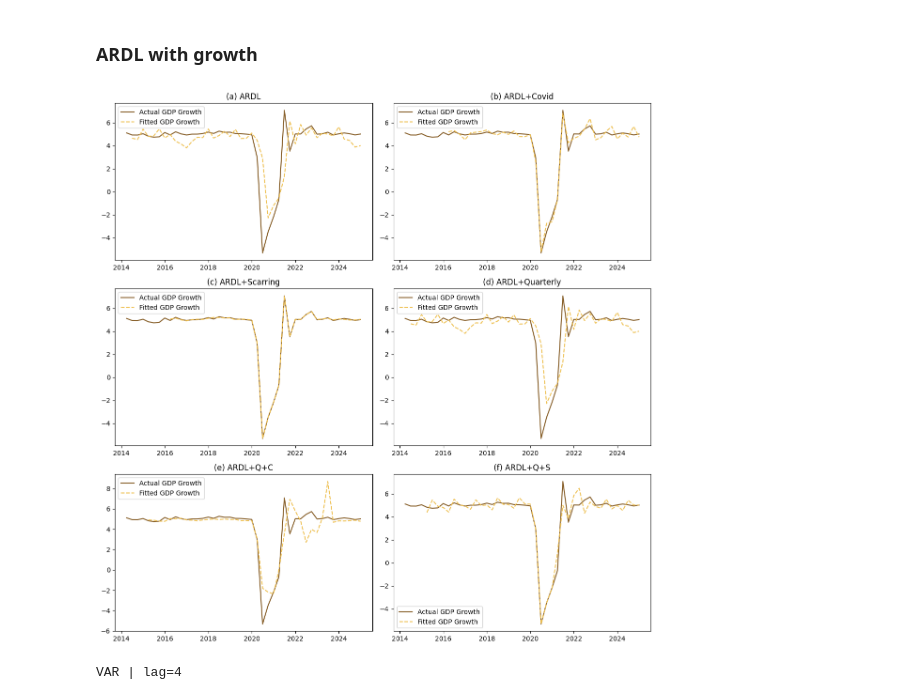
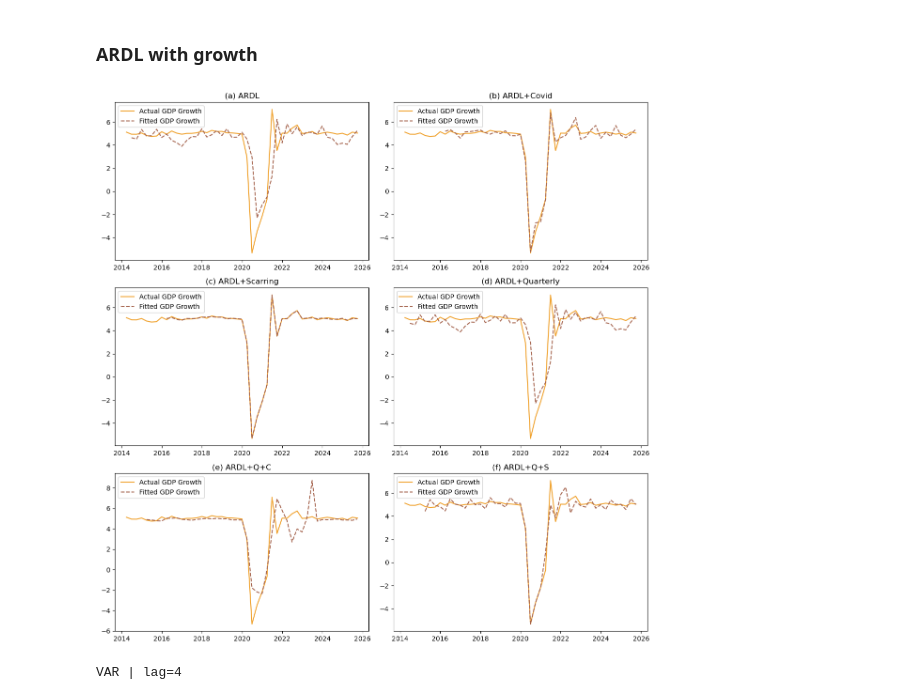
Before and after one commit to imedkrisna/nitelite, a Jupyter notebook: Appendix2.ipynb, the cells around one changed output. Drawn from its saved outputs; the diff is of its cells as text; code cells hidden in the pictures.

```diff
--- a/Appendix2.ipynb
+++ b/Appendix2.ipynb
@@ -302,9 +302,8 @@ models = {'fve': ve, 'fvec': vec,'fves': ves, 'fveq': veq,'fveqc': veqc, 'fveqs'
 results = {}
 
 for name, model in models.items():
-    fitted = pd.DataFrame(model.predict(), columns=en.columns)
-    fitted.index = pd.date_range(end='2024-12-31', periods=51, freq='QE')
-    merged = pd.merge(en, fitted, left_index=True, right_index=True, suffixes=('', f'_fitted'))
+    fitted = pd.DataFrame(model.fittedvalues, columns=['g_fitted'])
+    merged = pd.merge(en, fitted, left_index=True, right_index=True, how='left')
     results[name] = merged
 
 
@@ -352,8 +351,8 @@ Turn on the last line of the first codeblock to see the dataframe
 # %%
 ## Data prep
 ### Creating data
-ntl=pd.read_csv('ntl_monthly_avg_2012-2024.csv')
-gdp=pd.read_excel('GDP_YoY_Quarterly_12_24.xlsx')
+ntl=pd.read_excel('data/ntl_monthly_avg_2012-2025.xlsx')
+gdp=pd.read_excel('data/GDP_YoY_Quarterly_12_25.xlsx')
 
 ### Make time index
 ntl.Date=pd.to_datetime(ntl['Date'])
@@ -536,8 +535,8 @@ results = {}
 
 for name, model in models.items():
     fitted = pd.DataFrame(model.fittedvalues, columns=en.columns)
-    fitted.index = pd.date_range(end='2024-12-31', periods=31, freq='QE')
-    merged = pd.merge(en, fitted, left_index=True, right_index=True, suffixes=('', f'_fitted'))
+    fitted.index = en.index[-len(fitted):]  # Align to last N dates
+    merged = pd.merge(en, fitted, left_index=True, right_index=True, suffixes=('', '_fitted'))
     results[name] = merged
 
 
@@ -603,8 +602,8 @@ results = {}
 
 for name, model in models.items():
     fitted = pd.DataFrame(model.fittedvalues, columns=en.columns)
-    fitted.index = pd.date_range(end='2024-12-31', periods=48, freq='QE')
-    merged = pd.merge(en, fitted, left_index=True, right_index=True, suffixes=('', f'_fitted'))
+    fitted.index = en.index[-len(fitted):]  # Align to last N dates
+    merged = pd.merge(en, fitted, left_index=True, right_index=True, suffixes=('', '_fitted'))
     results[name] = merged
 
 fig, ax = plt.subplots(3,2,figsize=(12, 12))
@@ -672,8 +671,8 @@ results = {}
 
 for name, model in models.items():
     fitted = pd.DataFrame(model.predict(), columns=en.columns)
-    fitted.index = pd.date_range(end='2024-12-31', periods=44, freq='QE')
-    merged = pd.merge(en, fitted, left_index=True, right_index=True, suffixes=('', f'_fitted'))
+    fitted.index = en.index[-len(fitted):]  # Align to last N dates
+    merged = pd.merge(en, fitted, left_index=True, right_index=True, suffixes=('', '_fitted'))
     results[name] = merged
 
 models = {'fveq': veq,'fveqc': veqc, 'fveqs': veqs}
@@ -681,8 +680,8 @@ result = {}
 
 for name, model in models.items():
     fitted = pd.DataFrame(model.predict(), columns=en.columns)
-    fitted.index = pd.date_range(end='2024-12-31', periods=44, freq='QE')
-    merged = pd.merge(en, fitted, left_index=True, right_index=True, suffixes=('', f'_fitted'))
+    fitted.index = en.index[-len(fitted):]  # Align to last N dates
+    merged = pd.merge(en, fitted, left_index=True, right_index=True, suffixes=('', '_fitted'))
     result[name] = merged
 
 
@@ -695,34 +694,34 @@ ax[0,0].set_title('(a) ARDL')
 ax[0,0].legend()
 
 ax[0,1].plot(results['fvec']['g'],color='#f0a22e',linestyle='-',label="Actual GDP Growth")
 ax[0,1].plot(results['fvec']['g_fitted'], linestyle='--', color='#a5644e', label="Fitted GDP Growth")
 ax[0,1].set_title('(b) ARDL+Covid')
 ax[0,1].legend()
 
 ax[1,0].plot(results['fves']['g'],color='#f0a22e',linestyle='-',label="Actual GDP Growth")
 ax[1,0].plot(results['fves']['g_fitted'], linestyle='--', color='#a5644e', label="Fitted GDP Growth")
 ax[1,0].set_title('(c) ARDL+Scarring')
 ax[1,0].legend()
 
 ax[1,1].plot(result['fveq']['g'],color='#f0a22e',linestyle='-',label="Actual GDP Growth")
 ax[1,1].plot(result['fveq']['g_fitted'], linestyle='--', color='#a5644e', label="Fitted GDP Growth")
 ax[1,1].set_title('(d) ARDL+Quarterly')
 ax[1,1].legend()
 
 ax[2,0].plot(result['fveqc']['g'],color='#f0a22e',linestyle='-',label="Actual GDP Growth")
 ax[2,0].plot(result['fveqc']['g_fitted'], linestyle='--', color='#a5644e', label="Fitted GDP Growth")
 ax[2,0].set_title('(e) ARDL+Q+C')
 ax[2,0].legend()
 
 ax[2,1].plot(result['fveqs']['g'],color='#f0a22e',linestyle='-',label="Actual GDP Growth")
 ax[2,1].plot(result['fveqs']['g_fitted'], linestyle='--', color='#a5644e', label="Fitted GDP Growth")
 ax[2,1].set_title('(f) ARDL+Q+S')
 ax[2,1].legend()
 plt.tight_layout()
 plt.savefig("fig/ARDL.png")
 plt.show()
 # %% [output]
-[figure, old version]
+[figure, new version]
 # %%
 # Model Functions
 
```
Also changed, not shown: parts of 11 cells of this notebook, 6 other files.
